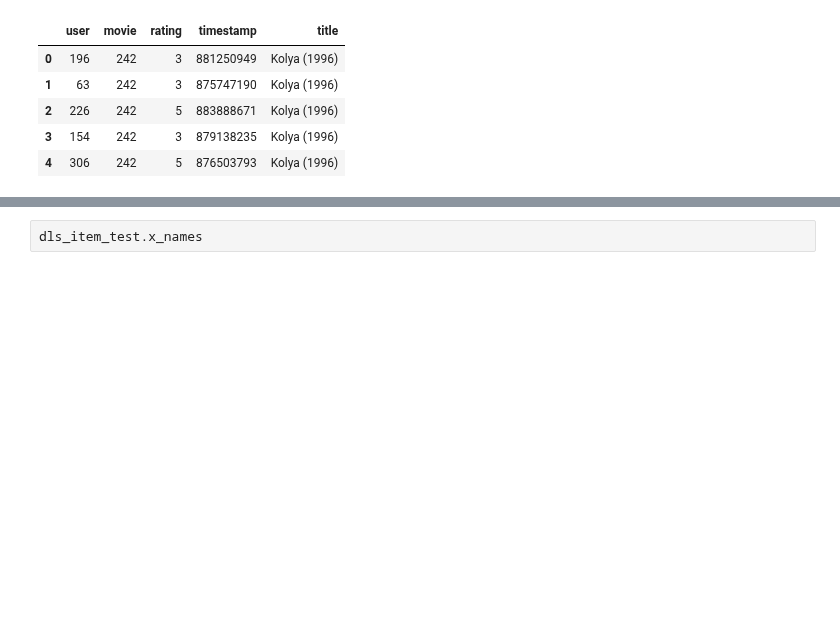
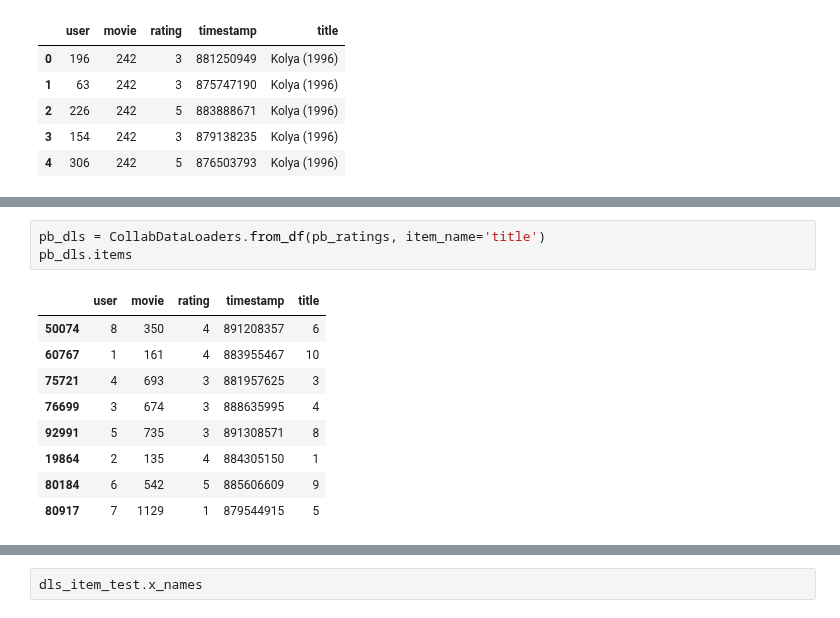
Before and after one commit to peterbull/deep-learning-projects, a Jupyter notebook: ch_8_notes/08_collab.ipynb, the cells around one changed output, grey strips where cells are left out. Drawn from its saved outputs; the diff is of its cells as text; blank space fills up the shorter version.

```diff
--- a/ch_8_notes/08_collab.ipynb
+++ b/ch_8_notes/08_collab.ipynb
@@ -105 +135,14 @@ dls.show_batch()
+# %%
+pb_dls = CollabDataLoaders.from_df(pb_ratings, item_name='title')
+pb_dls.items
+# %% [output]
+|  | user | movie | rating | timestamp | title |
+| 50074 | 8 | 350 | 4 | 891208357 | 6 |
+| 60767 | 1 | 161 | 4 | 883955467 | 10 |
+| 75721 | 4 | 693 | 3 | 881957625 | 3 |
+| 76699 | 3 | 674 | 3 | 888635995 | 4 |
+| 92991 | 5 | 735 | 3 | 891308571 | 8 |
+| 19864 | 2 | 135 | 4 | 884305150 | 1 |
+| 80184 | 6 | 542 | 5 | 885606609 | 9 |
+| 80917 | 7 | 1129 | 1 | 879544915 | 5 |
 # %%
```
Also changed, not shown: parts of 20 cells of this notebook.
